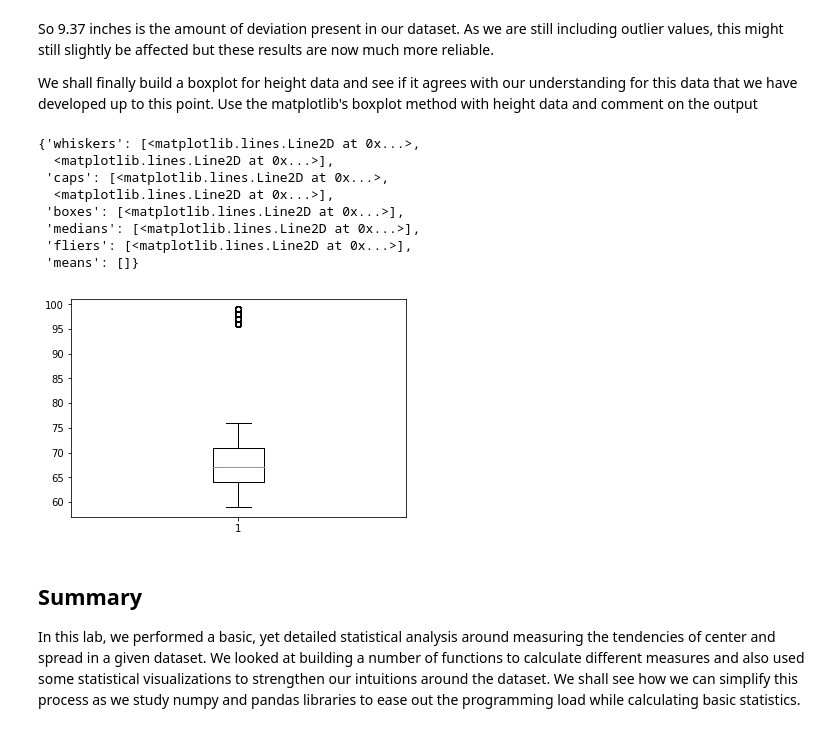
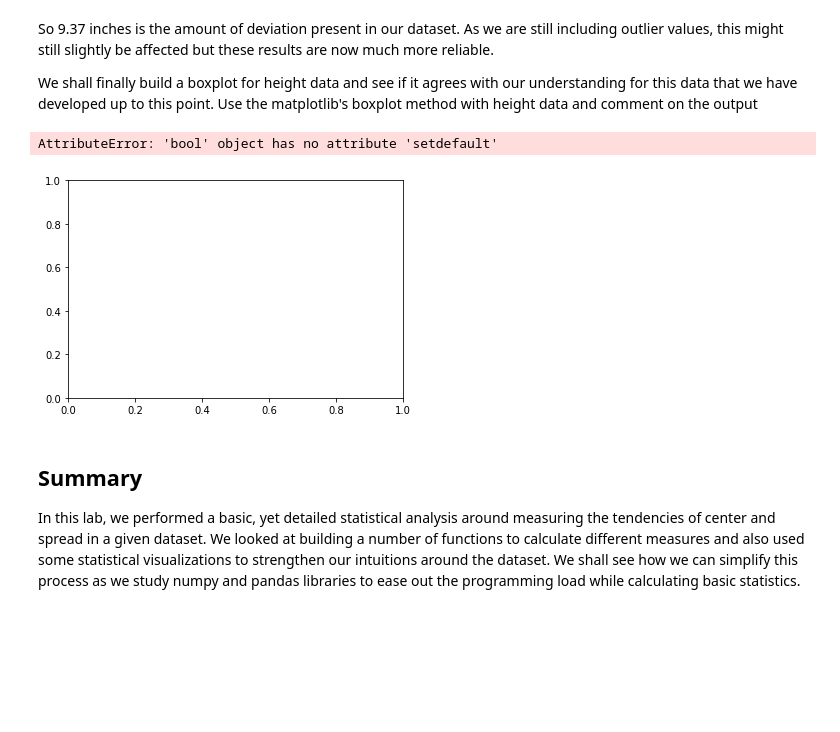
Before and after one commit to Pballer/dsc-implementing-statistics-with-functions-lab-dc-ds-071519, a Jupyter notebook: index.ipynb, the cells around one changed output. Cells and saved outputs as stored; diff of their text form; code cells hidden in the pictures; blank space fills up the shorter version.

```diff
--- a/index.ipynb
+++ b/index.ipynb
@@ -348,17 +348,10 @@ So 9.37 inches is the amount of deviation present in our dataset. As we are stil
 We shall finally build a boxplot for height data and see if it agrees with our understanding for this data that we have developed up to this point. Use the matplotlib's boxplot method with height data and comment on the output
 # %%
 # boxplot here
-plt.boxplot(height, flierprops=)
+plt.boxplot(height, flierprops=True)
 # %% [output]
-{'whiskers': [<matplotlib.lines.Line2D at 0x...>,
-  <matplotlib.lines.Line2D at 0x...>],
- 'caps': [<matplotlib.lines.Line2D at 0x...>,
-  <matplotlib.lines.Line2D at 0x...>],
- 'boxes': [<matplotlib.lines.Line2D at 0x...>],
- 'medians': [<matplotlib.lines.Line2D at 0x...>],
- 'fliers': [<matplotlib.lines.Line2D at 0x...>],
- 'means': []}
+AttributeError: 'bool' object has no attribute 'setdefault'
-[figure, old version]
+[figure, new version]
 # %% [markdown]
 ## Summary
 
```
